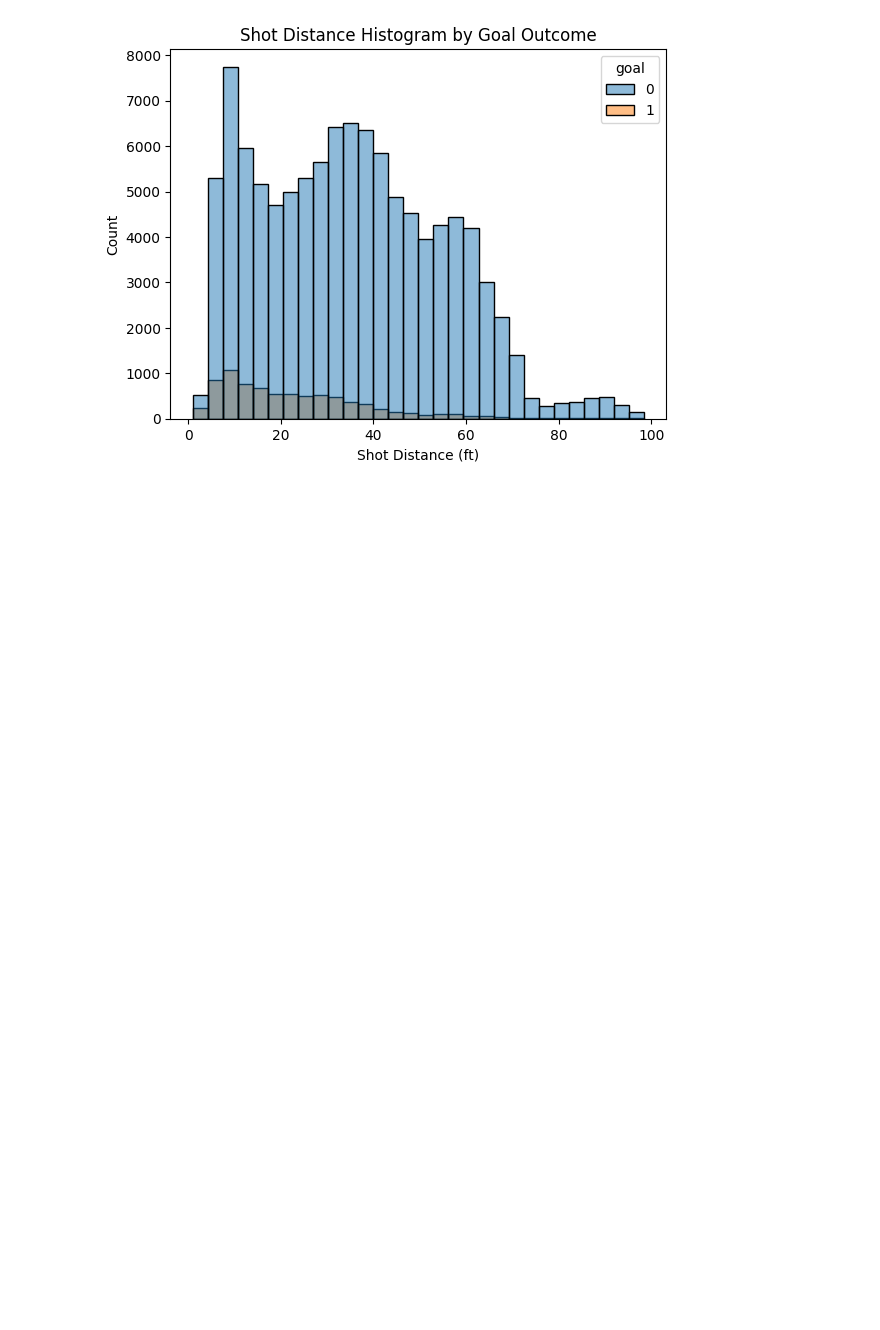
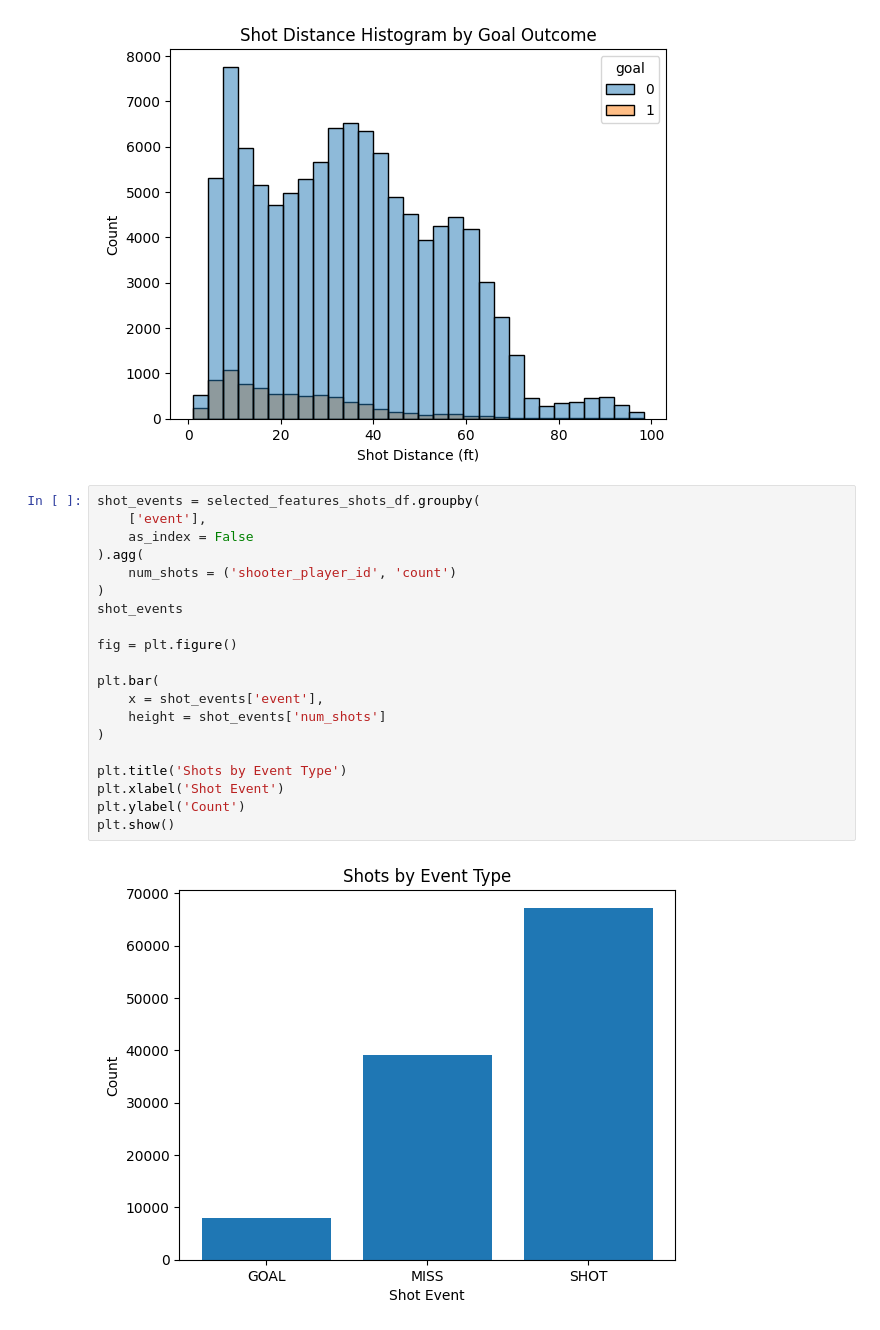
Before and after one commit to LakshayVerma48/nhl-goal-likelihood, a Jupyter notebook: notebooks/01_exploratory_data_analysis.ipynb, the cells around one changed output. Drawn from its saved outputs; the diff is of its cells as text; blank space fills up the shorter version.

Commit message:
Add shots by event type visualization

```diff
--- a/notebooks/01_exploratory_data_analysis.ipynb
+++ b/notebooks/01_exploratory_data_analysis.ipynb
@@ -272,3 +274,25 @@ plt.ylabel('Count')
 plt.show()
 # %% [output]
 [figure]
+# %%
+shot_events = selected_features_shots_df.groupby(
+    ['event'],
+    as_index = False
+).agg(
+    num_shots = ('shooter_player_id', 'count')
+)
+shot_events
+
+fig = plt.figure()
+
+plt.bar(
+    x = shot_events['event'],
+    height = shot_events['num_shots']
+)
+
+plt.title('Shots by Event Type')
+plt.xlabel('Shot Event')
+plt.ylabel('Count')
+plt.show()
+# %% [output]
+[figure, added]
```
Also changed, not shown: parts of 9 cells of this notebook.
